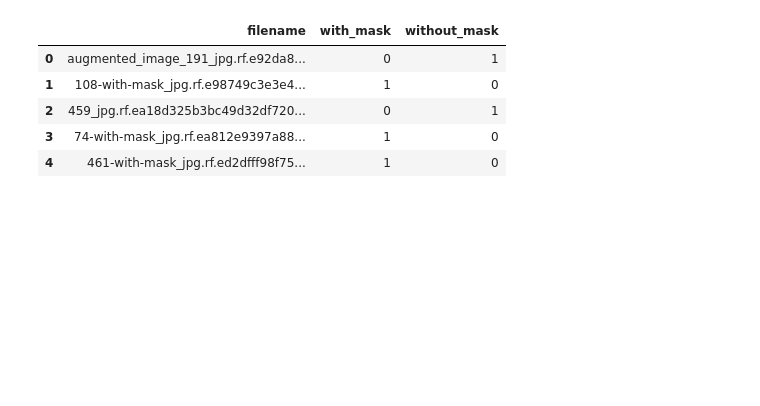
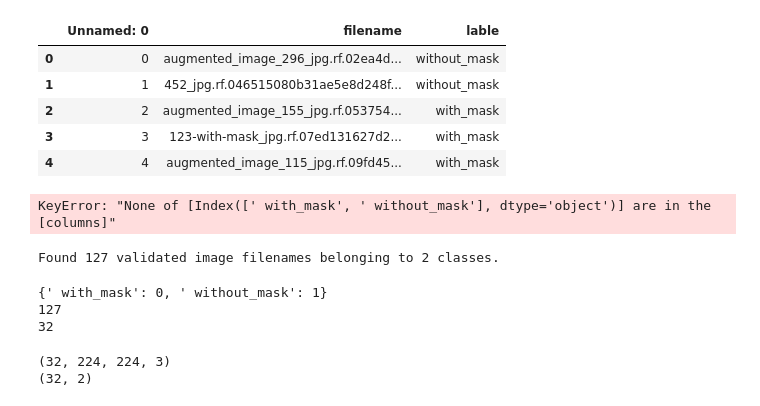
Before and after one commit to onkarshinde77/face_mask_detector, a Jupyter notebook: Notebook/temp.ipynb, the cells around one changed output. Cells and saved outputs as stored; diff of their text form; code cells hidden in the pictures; blank space fills up the shorter version.

Commit message:
Image generation || making the correction in code for model_trainer & mode files

```diff
--- a/Notebook/temp.ipynb
+++ b/Notebook/temp.ipynb
@@ -1,16 +1,16 @@
 # %%
 import pandas as pd
 
-path = "../data/valid/_classes.csv"
+path = "../data/test/_classes.csv"
 df = pd.read_csv(path)
 df.head()
 # %% [output]
-|  | filename | with_mask | without_mask |
-| 0 | augmented_image_191_jpg.rf.e92da8... | 0 | 1 |
-| 1 | 108-with-mask_jpg.rf.e98749c3e3e4... | 1 | 0 |
-| 2 | 459_jpg.rf.ea18d325b3bc49d32df720... | 0 | 1 |
-| 3 | 74-with-mask_jpg.rf.ea812e9397a88... | 1 | 0 |
-| 4 | 461-with-mask_jpg.rf.ed2dfff98f75... | 1 | 0 |
+|  | Unnamed: 0 | filename | lable |
+| 0 | 0 | augmented_image_296_jpg.rf.02ea4d... | without_mask |
+| 1 | 1 | 452_jpg.rf.046515080b31ae5e8d248f... | without_mask |
+| 2 | 2 | augmented_image_155_jpg.rf.053754... | with_mask |
+| 3 | 3 | 123-with-mask_jpg.rf.07ed131627d2... | with_mask |
+| 4 | 4 | augmented_image_115_jpg.rf.09fd45... | with_mask |
 # %%
 def helper(df: pd.DataFrame):
     df["label"] = df.apply(
@@ -19,7 +19,9 @@ def helper(df: pd.DataFrame):
     )
     return df
 # %%
-df["lable"] = df[[" with_mask", " without_mask"]].idxmax(axis=1)
+# df["lable"] = df[[" with_mask", " without_mask"]].idxmax(axis=1)
+# %% [output]
+KeyError: "None of [Index([' with_mask', ' without_mask'], dtype='object')] are in the [columns]"
 # %%
 df = df[['filename','lable']]
 # %%
@@ -26,0 +29,34 @@ df.to_csv(path,index=False)
+# %%
+from tensorflow.keras.preprocessing.image import ImageDataGenerator
+from tensorflow.keras.applications.vgg16 import preprocess_input
+
+train_datagen = ImageDataGenerator(preprocessing_function=preprocess_input)
+val_datagen = ImageDataGenerator(preprocessing_function=preprocess_input)
+
+train_generator = train_datagen.flow_from_dataframe(
+    dataframe=df,
+    directory="../data/test",
+    x_col="filename",
+    y_col="lable",
+    target_size=(224, 224),
+    batch_size=32,
+    class_mode="categorical"
+)
+# %% [output]
+Found 127 validated image filenames belonging to 2 classes.
+# %%
+print(train_generator.class_indices)
+print(train_generator.samples)
+print(train_generator.batch_size)
+# %% [output]
+{' with_mask': 0, ' without_mask': 1}
+127
+32
+# %%
+images, labels = next(train_generator)
+
+print(images.shape)
+print(labels.shape)
+# %% [output]
+(32, 224, 224, 3)
+(32, 2)
```
Also changed, not shown: parts of 2 cells of this notebook, 3 other files.
